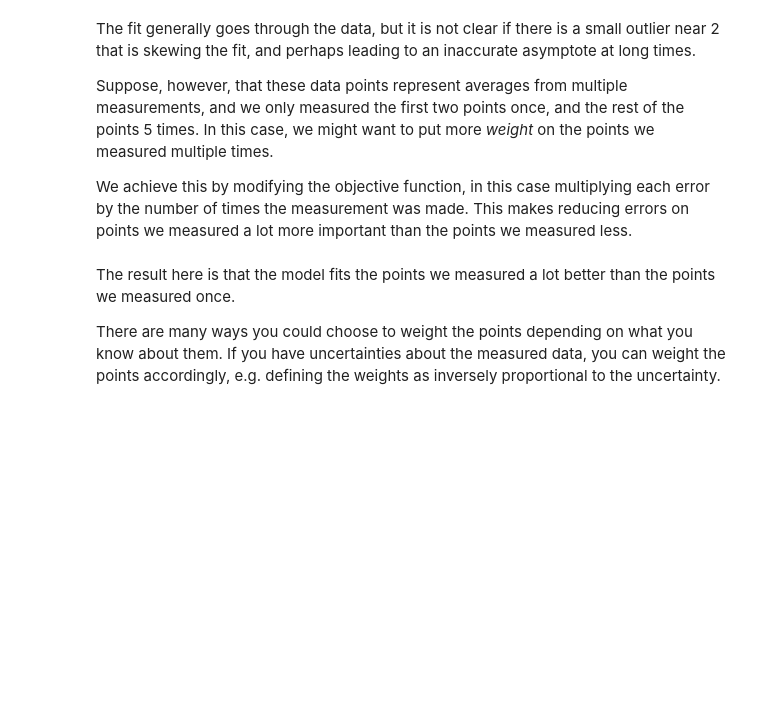
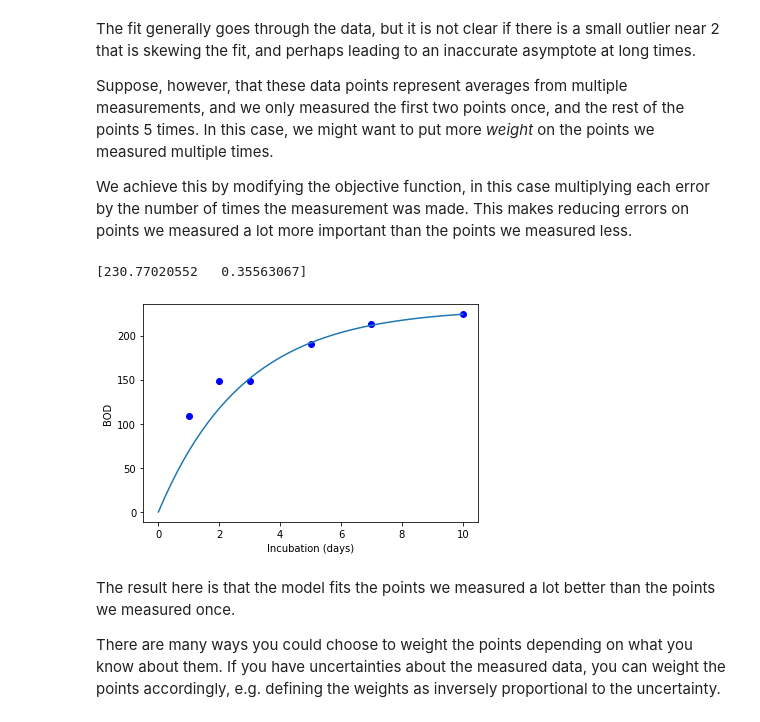
Before and after one commit to Steel-Bank-codespaces/f22-06623, a Jupyter notebook: lectures/12-nonlinear-regression/12-nonlinear-regression-2.ipynb, the cells around one changed output. Cells and saved outputs as stored; diff of their text form; code cells hidden in the pictures; blank space fills up the shorter version.

```diff
--- a/lectures/12-nonlinear-regression/12-nonlinear-regression-2.ipynb
+++ b/lectures/12-nonlinear-regression/12-nonlinear-regression-2.ipynb
@@ -276,24 +358,27 @@ We achieve this by modifying the objective function, in this case multiplying ea
 # %%
 w = np.array([1, 1, 5, 5, 5, 5])
 
 
 def objective(pars):
     errs = (y - model(pars, x)) * w  # multiply the errors by the weights
-    return np.sum(errs**2)
+    return np.mean(errs**2)
 
 
 guesses = [240, 0.5]
 
 from scipy.optimize import minimize
 
 sol = minimize(objective, guesses)
 pars = sol.x
 print(pars)
 plt.plot(x, y, "bo")
 xfit = np.linspace(0, 10)
 plt.plot(xfit, model(pars, xfit))
 plt.xlabel("Incubation (days)")
 plt.ylabel("BOD");
+# %% [output]
+[230.77020552   0.35563067]
+[figure, added]
 # %% [markdown]
 The result here is that the model fits the points we measured a lot better than the points we measured once.
 
```
Also changed, not shown: parts of 20 cells of this notebook.
